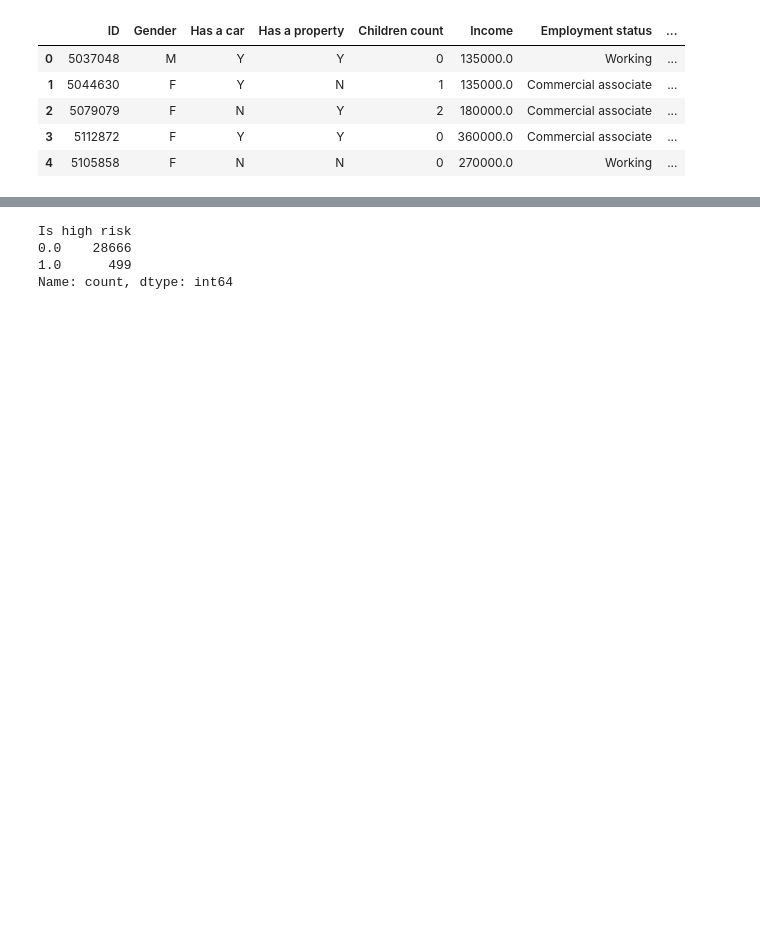
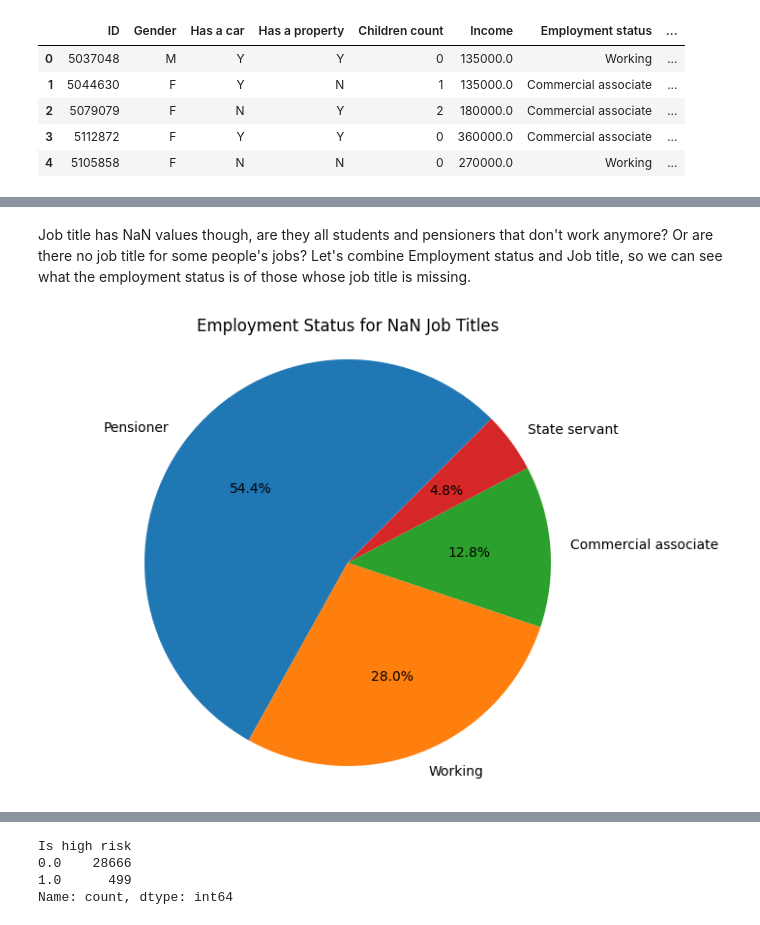
Before and after one commit to Nicotertu/python-notebooks, a Jupyter notebook: machine-learning/Exploring a dataset.ipynb, the cells around one changed output, grey strips where cells are left out. Saved outputs shown, nothing was run; the diff lists cells and outputs as text; code cells hidden in the pictures; blank space fills up the shorter version.

```diff
--- a/machine-learning/Exploring a dataset.ipynb
+++ b/machine-learning/Exploring a dataset.ipynb
@@ -94,0 +103,13 @@ Podemos ver que efectivamente algunas personas sin Job title asignado, tienen Em
+# %% [markdown]
+Job title has NaN values though, are they all students and pensioners that don't work anymore? Or are there no job title for some people's jobs? Let's combine Employment status and Job title, so we can see what the employment status is of those whose job title is missing.
+# %%
+nan_job_title_df = train_df[train_df['Job title'].isna()]
+employment_status_counts = nan_job_title_df['Employment status'].value_counts()
+
+plt.figure(figsize=(8, 6))
+plt.pie(employment_status_counts, labels=employment_status_counts.index, autopct='%1.1f%%', startangle=45)
+plt.title('Employment Status for NaN Job Titles')
+plt.axis('equal')
+plt.show()
+# %% [output]
+[figure, added]
```
Also changed, not shown: parts of 61 cells of this notebook.
